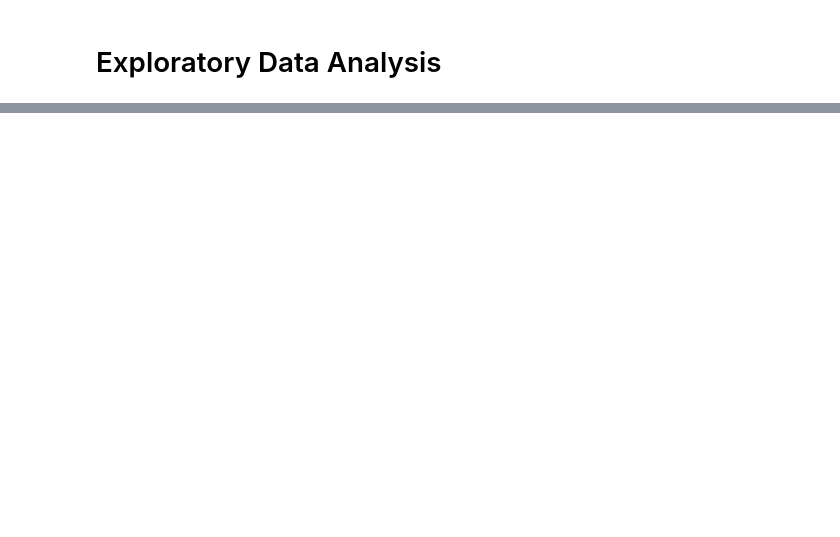
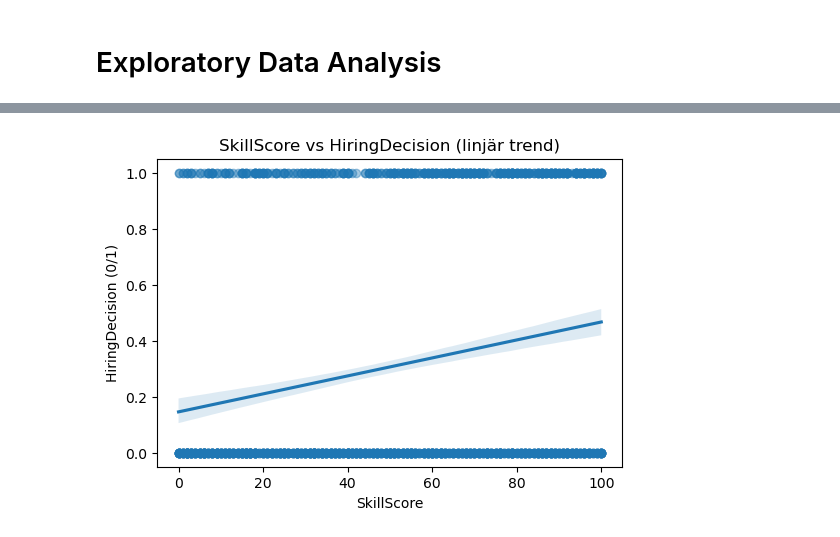
Before and after one commit to HugoManns/AI-kunskapskontroll-del-1, a Jupyter notebook: EDA.ipynb, the cells around one changed output, grey strips where cells are left out. Cells and saved outputs as stored; diff of their text form; code cells hidden in the pictures; blank space fills up the shorter version.

```diff
--- a/EDA.ipynb
+++ b/EDA.ipynb
@@ -17,0 +99,21 @@ data.head()
+# %%
+import pandas as pd
+import seaborn as sns
+import matplotlib.pyplot as plt
+
+df = pd.read_csv("recruitment_data.csv")
+
+plt.figure(figsize=(6,4))
+sns.regplot(
+    x="SkillScore",
+    y="HiringDecision",
+    data=df,
+    logistic=False,   # linjär trend
+    scatter_kws={"alpha":0.4}
+)
+plt.title("SkillScore vs HiringDecision (linjär trend)")
+plt.xlabel("SkillScore")
+plt.ylabel("HiringDecision (0/1)")
+plt.show()
+# %% [output]
+[figure, added]
```
Also changed, not shown: parts of 4 cells of this notebook.
